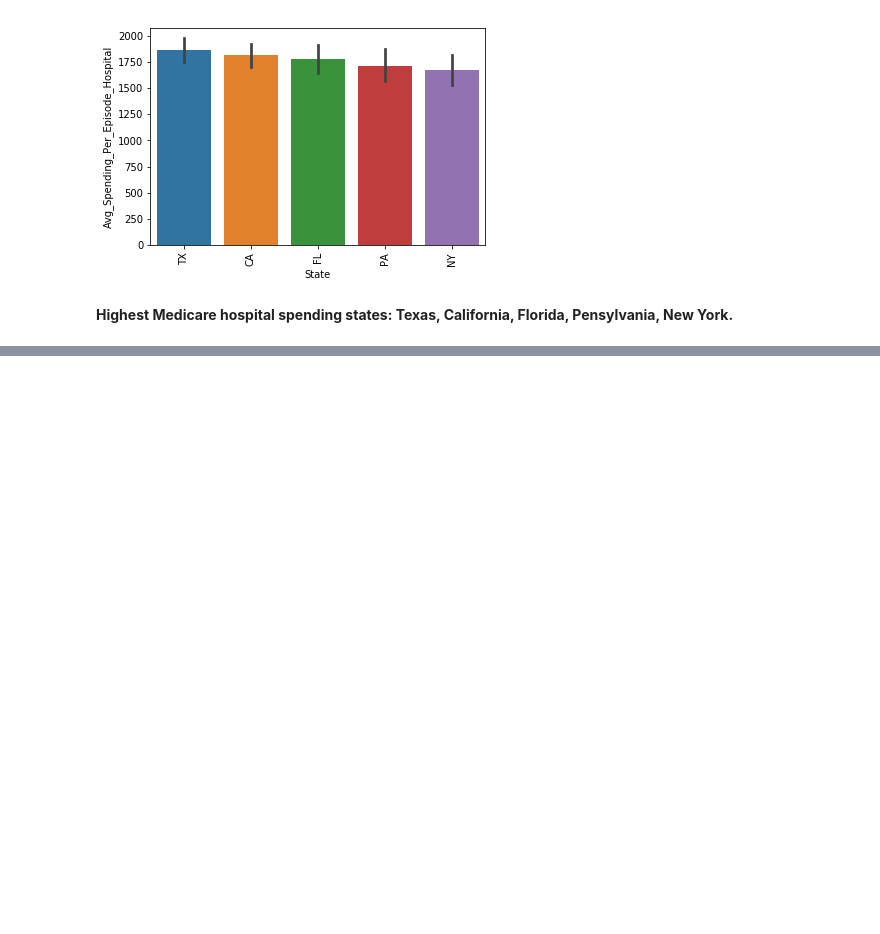
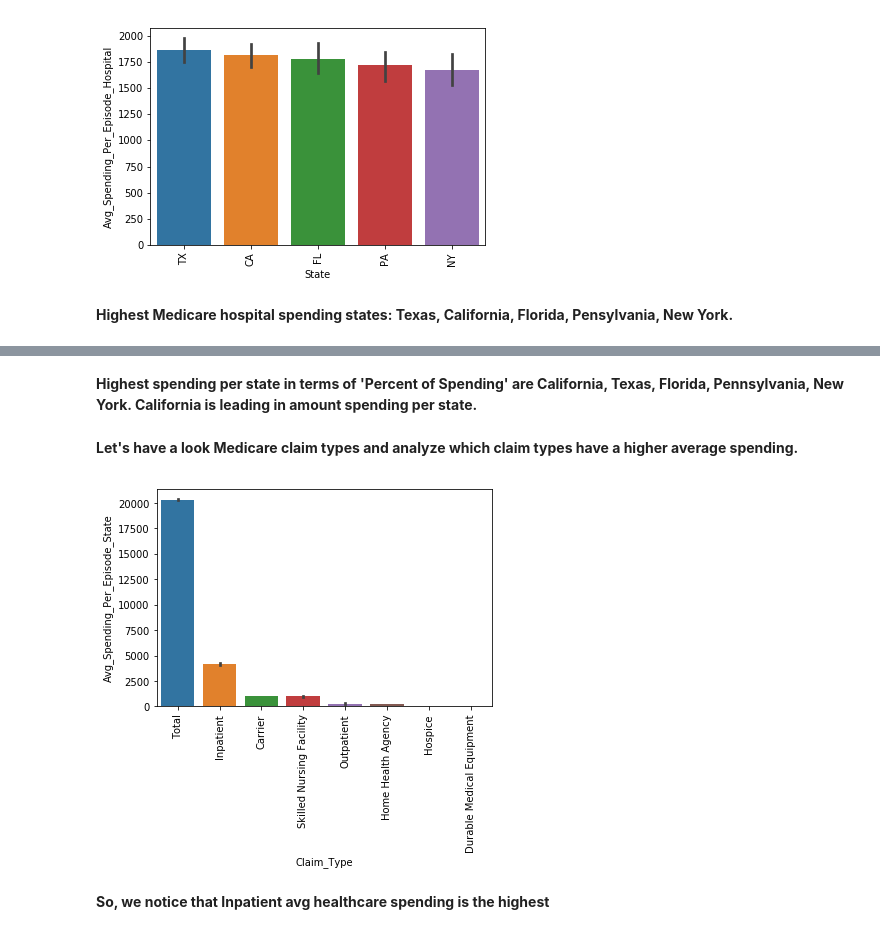
Before and after one commit to aviroop1/Medicare_Hospital_Spending_by_Claim, a Jupyter notebook: Medicare Hospital Spending by claim.ipynb, the cells around one changed output, grey strips where cells are left out. Drawn from its saved outputs; the diff is of its cells as text; code cells hidden in the pictures; blank space fills up the shorter version.

```diff
--- a/Medicare Hospital Spending by claim.ipynb
+++ b/Medicare Hospital Spending by claim.ipynb
@@ -126,0 +129,2 @@ for element in AvgSpendingvsStateGraph.get_xticklabels():
+# %%
+HealthData['Percent_of_Spending_State'] = HealthData['Percent_of_Spending_State'].map(lambda x: x.rstrip('%'))
@@ -126,0 +133,2 @@ for element in AvgSpendingvsStateGraph.get_xticklabels():
+# %%
+HealthData['Percent_of_Spending_State'] = pd.to_numeric(HealthData['Percent_of_Spending_State'])
@@ -126,0 +145,14 @@ for element in AvgSpendingvsStateGraph.get_xticklabels():
+# %% [markdown]
+<b> Highest spending per state in terms of 'Percent of Spending' are California, Texas, Florida, Pennsylvania, New York. California is leading in amount spending per state. </b>
+# %% [markdown]
+<b> Let's have a look Medicare claim types and analyze which claim types have a higher average spending. </b>
+# %%
+HighCostClaimType = HealthData.groupby(HealthData['Claim_Type'])['Avg_Spending_Per_Episode_State'].sum().sort_values(ascending = False).index[:]
+# %%
+CostvsClaimType = sns.barplot(x = HealthData['Claim_Type'], y = HealthData['Avg_Spending_Per_Episode_State'], order = HighCostClaimType)
+for xaxislabels in CostvsClaimType.get_xticklabels():
+    xaxislabels.set_rotation(90)
+# %% [output]
+[figure, added]
+# %% [markdown]
+<b> So, we notice that Inpatient avg healthcare spending is the highest </b>
```
Also changed, not shown: parts of 5 cells of this notebook.
